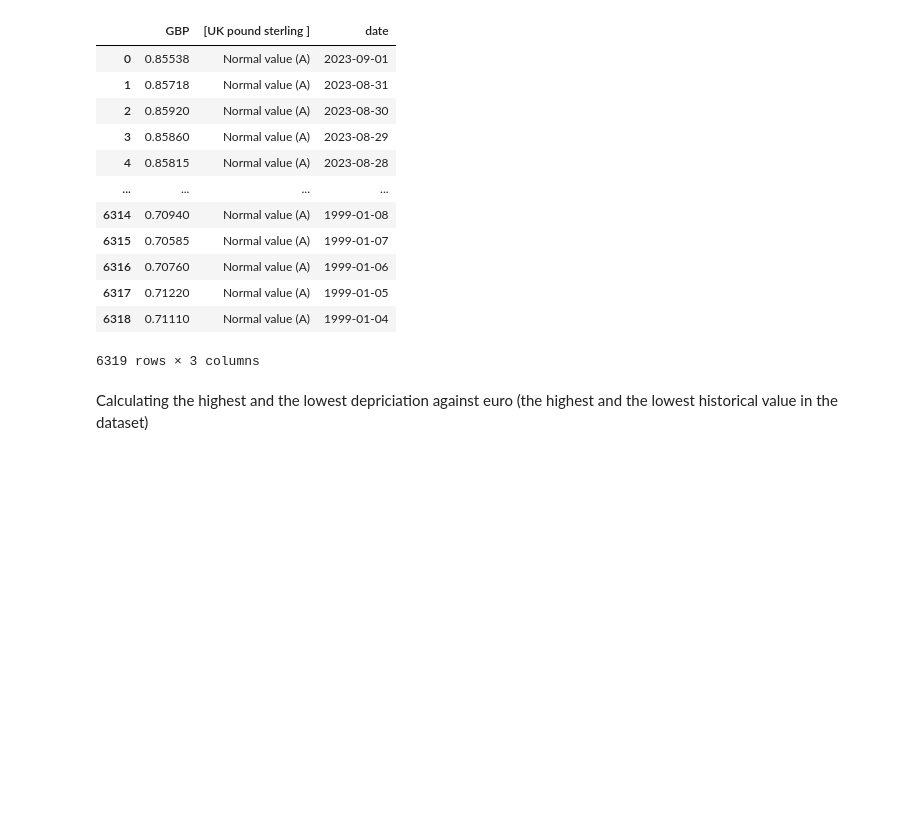
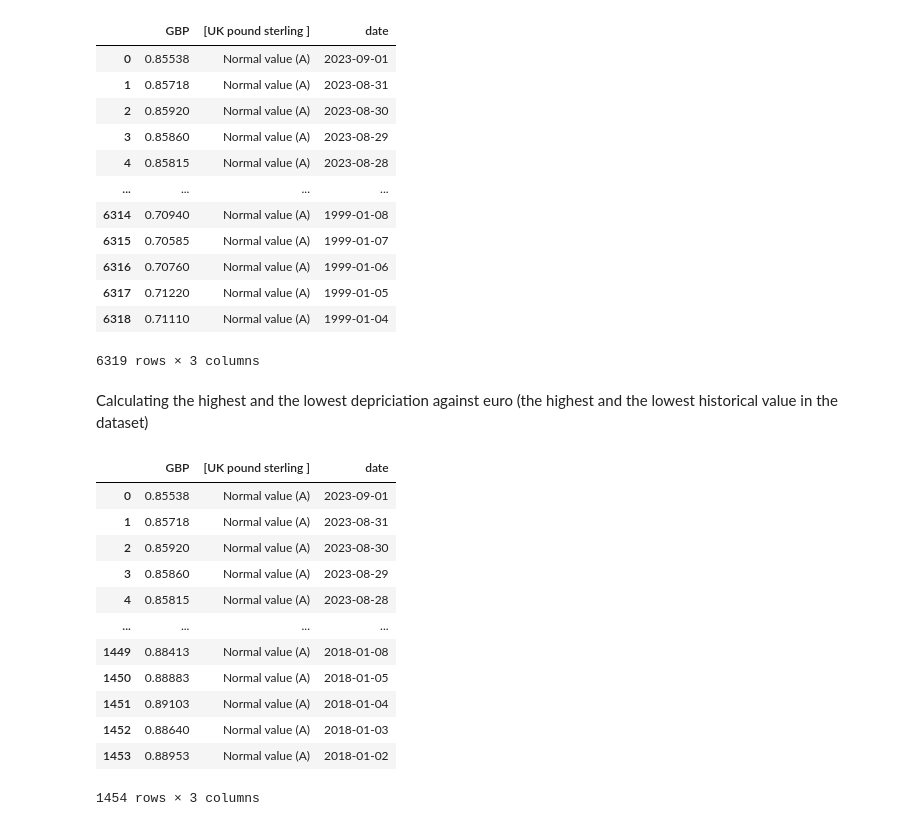
Before and after one commit to sonjamehes/PythonExchangeRate, a Jupyter notebook: exchange_gbp.ipynb, the cells around one changed output. Drawn from its saved outputs; the diff is of its cells as text; code cells hidden in the pictures; blank space fills up the shorter version.

```diff
--- a/exchange_gbp.ipynb
+++ b/exchange_gbp.ipynb
@@ -6,5 +6,5 @@ from datetime import date
 # %% [markdown]
 Reading the csv file starting from row 4 (euro vs uk)
 # %%
-df_gbp_euro = pd.read_csv('data_uk_2.csv', skiprows=4)
-df_gbp_euro.dropna(inplace=True)
+df_gbp_euro_original = pd.read_csv('data_uk_2.csv', skiprows=4)
+df_gbp_euro_original.dropna(inplace=True)
@@ -33,4 +33,4 @@ df_gbp_euro
 - creating a plot of the data in the 'df_uk_euro' that has 'date' as the x-axis and 'Period\Unit' as the y-axis
 - observe the UK currency against the euro
 # %%
-df_gbp_euro.rename(columns={'Period\\Unit:': 'GBP'}, inplace=True)
+df_gbp_euro_original.rename(columns={'Period\\Unit:': 'GBP'}, inplace=True)
@@ -98,6 +98,25 @@ df_gbp_euro
 6319 rows × 3 columns
 # %% [markdown]
 Calculating the highest and the lowest depriciation against euro (the highest and the lowest historical value in the dataset)
+# %%
+#filter it to show only data from 2018 onwards
+df_gbp_euro_original['date'] = pd.to_datetime(df_gbp_euro_original['date'])
+df_gbp_euro = df_gbp_euro_original[df_gbp_euro_original['date'] >= '2018-01-01']
+df_gbp_euro
+# %% [output]
+|  | GBP | [UK pound sterling ] | date |
+| 0 | 0.85538 | Normal value (A) | 2023-09-01 |
+| 1 | 0.85718 | Normal value (A) | 2023-08-31 |
+| 2 | 0.85920 | Normal value (A) | 2023-08-30 |
+| 3 | 0.85860 | Normal value (A) | 2023-08-29 |
+| 4 | 0.85815 | Normal value (A) | 2023-08-28 |
+| ... | ... | ... | ... |
+| 1449 | 0.88413 | Normal value (A) | 2018-01-08 |
+| 1450 | 0.88883 | Normal value (A) | 2018-01-05 |
+| 1451 | 0.89103 | Normal value (A) | 2018-01-04 |
+| 1452 | 0.88640 | Normal value (A) | 2018-01-03 |
+| 1453 | 0.88953 | Normal value (A) | 2018-01-02 |
+1454 rows × 3 columns
 # %%
 df_gbp_euro.plot(x='date', y=['GBP'])
 # %% [output]
```
Also changed, not shown: parts of 14 cells of this notebook.
